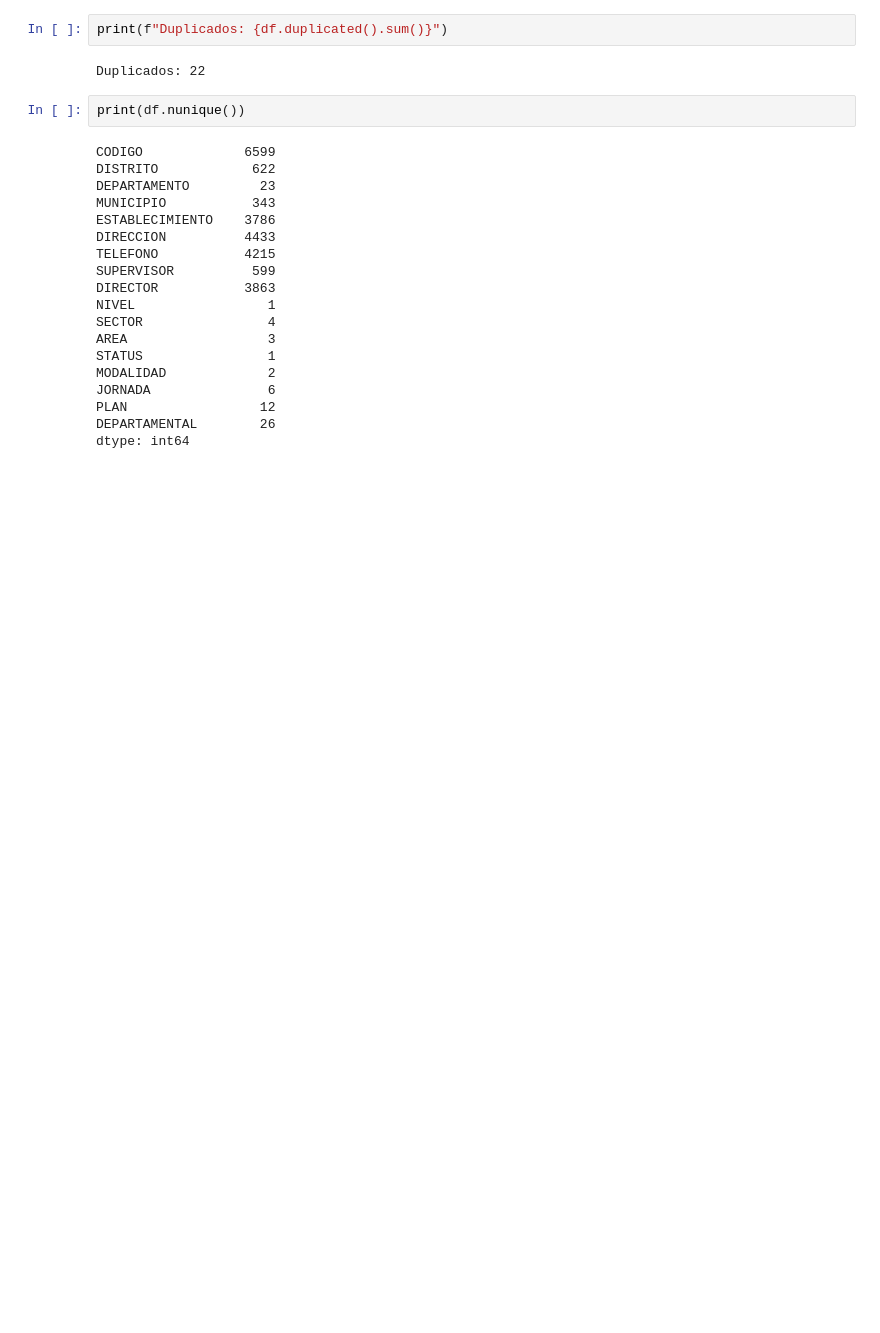
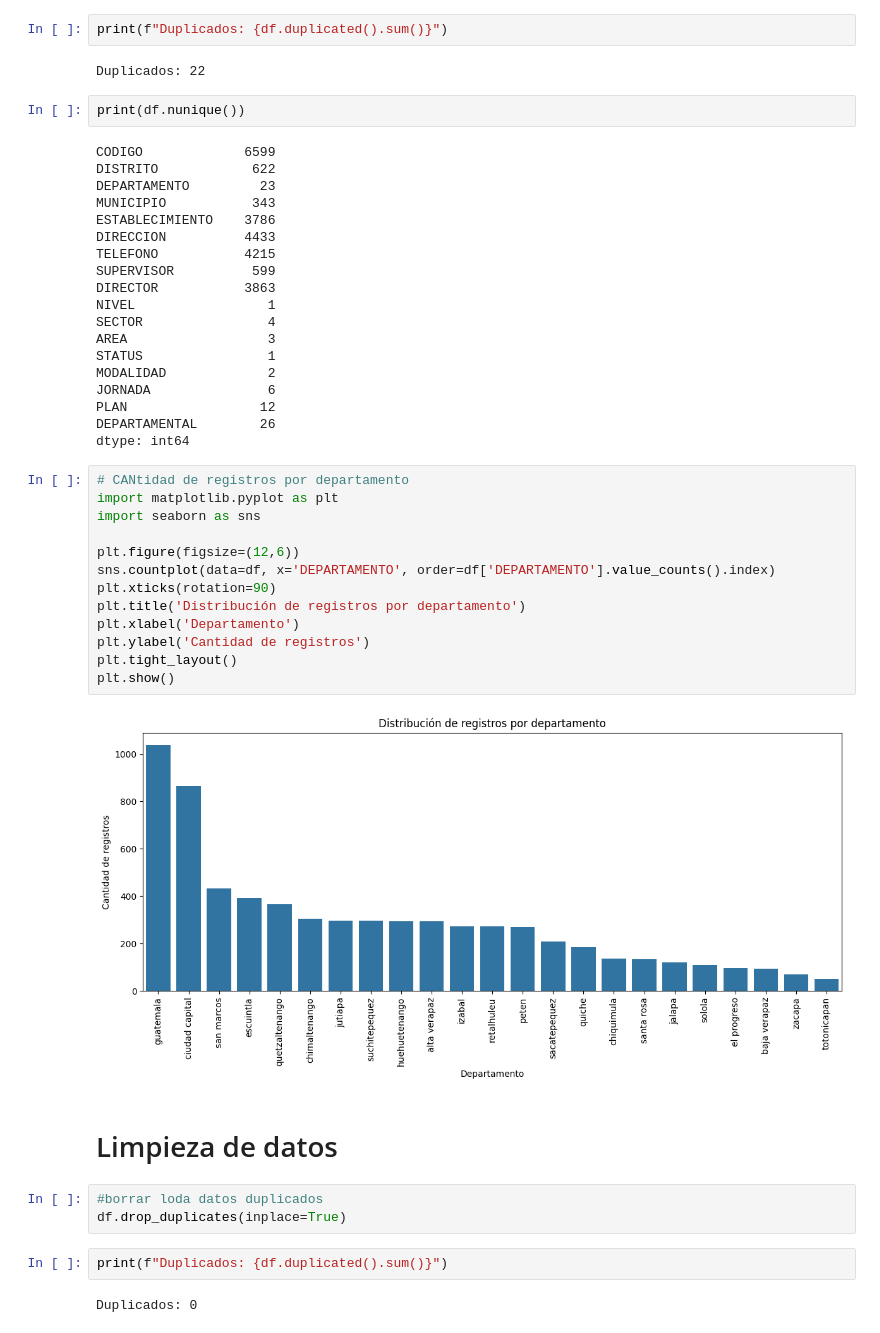
Before and after one commit to angelargd8/Proyecto1-ds, a Jupyter notebook: main.ipynb, the cells around one changed output. Cells and saved outputs as stored; diff of their text form; blank space fills up the shorter version.

Commit message:
chore: clean data

```diff
--- a/main.ipynb
+++ b/main.ipynb
@@ -266,3 +266,27 @@ JORNADA               6
 PLAN                 12
 DEPARTAMENTAL        26
 dtype: int64
+# %%
+# CANtidad de registros por departamento
+import matplotlib.pyplot as plt
+import seaborn as sns
+
+plt.figure(figsize=(12,6))
+sns.countplot(data=df, x='DEPARTAMENTO', order=df['DEPARTAMENTO'].value_counts().index)
+plt.xticks(rotation=90)
+plt.title('Distribución de registros por departamento')
+plt.xlabel('Departamento')
+plt.ylabel('Cantidad de registros')
+plt.tight_layout()
+plt.show()
+# %% [output]
+[figure, added]
+# %% [markdown]
+# Limpieza de datos
+# %%
+#borrar loda datos duplicados
+df.drop_duplicates(inplace=True)
+# %%
+print(f"Duplicados: {df.duplicated().sum()}")
+# %% [output]
+Duplicados: 0
```
Also changed, not shown: parts of 9 cells of this notebook.
